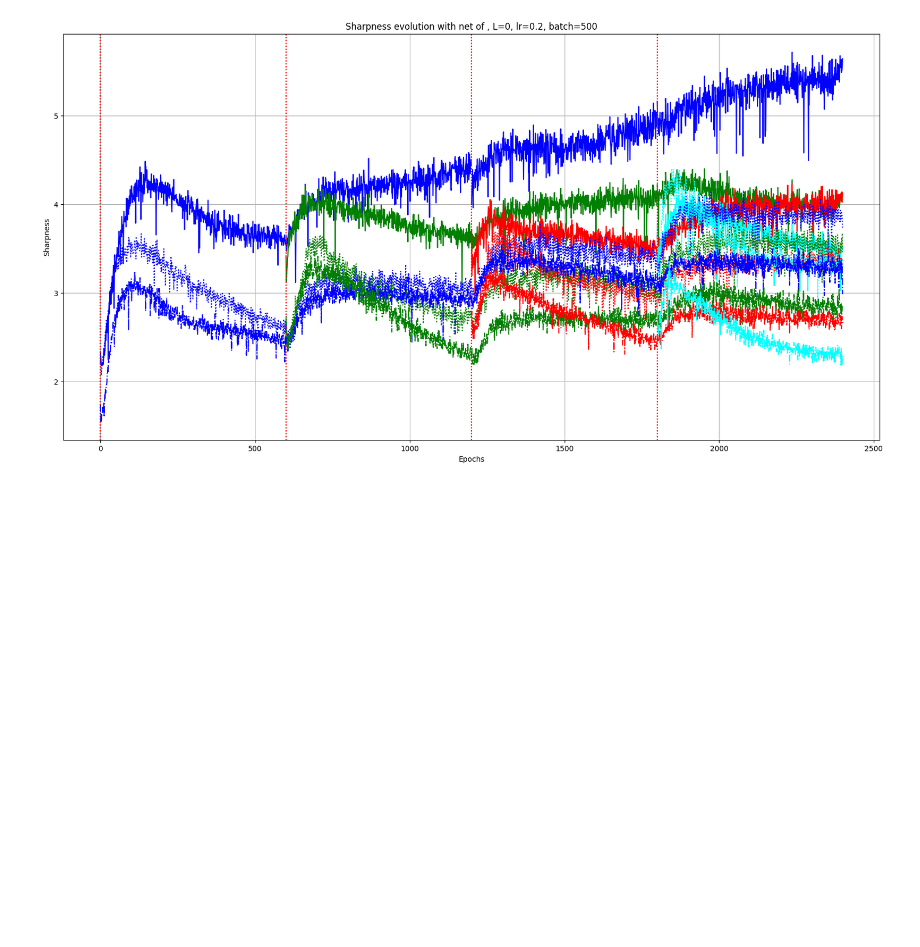
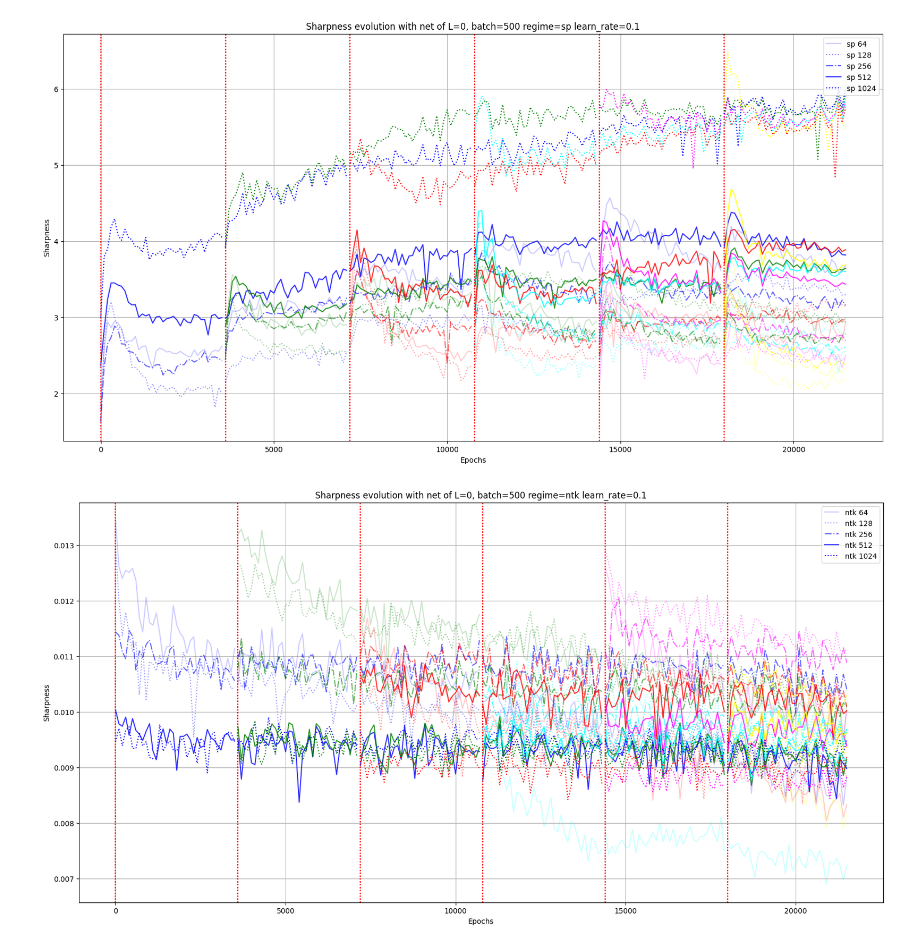
Before and after one commit to alessandrobreccia99/Infinite_width_Continual_Learning, a Jupyter notebook: continual.ipynb, the cells around one changed output. Drawn from its saved outputs; the diff is of its cells as text; code cells hidden in the pictures; blank space fills up the shorter version.

```diff
--- a/continual.ipynb
+++ b/continual.ipynb
@@ -159,39 +205,61 @@ for N in widths:
+# %%
+epochs = 30
+n_tasks = 5
+L = 0
+gamma0 = 1
+widths = [64,128,256,512,1024]
 # %%
-def SHARP():
+def SHARP(regime):
     T = epochs*len(X)//batch
     colors = ['blue', 'green', 'red', 'cyan', 'magenta', 'yellow', 'black', 'gray', 'orange', 'purple']
     plt.figure(figsize=(20,10))
-    plt.title(f'Sharpness evolution with net of , L={L}, lr={2/eos}, batch={batch}')
+    #plt.title(f'Sharpness evolution with net of L={L}, batch={batch} regime={regime}')
 
-    for N,ls in zip(widths,['-',':','-.']):
+    for N,al,ls in zip(widths,[0.2,0.4,0.6,0.8,0.99],['-',':','-.','-',':']):
+        lrs = {'sp':0.1,'ntk':0.1,'mup':N*gamma0**2*1.0}
+        lr = lrs.get(regime)
 
-        lam_reconstructed = []
+        lam_rec = []
 
-        with open(f'/Users/alessandrobreccia/Desktop/THESIS/data/lamda{N}.txt', 'r') as file:
+        plt.title(f'Sharpness evolution with net of L={L}, batch={batch} regime={regime} learn_rate={lr}')
+
+        sourcefile = f'/Users/alessandrobreccia/Desktop/THESIS/data/VM/lamda{N}_{regime}_{lr}_{n_tasks+1}.txt'
+
+        with open(sourcefile, 'r') as file:
             lines = file.readlines()
 
         for line in lines:
             lst = list(map(float, line.strip(',').split()))
-            lam_reconstructed.append(lst)
+            lam_rec.append(lst)
 
-        a = np.array(lam_reconstructed).T
+        a = np.array(lam_rec).T
 
         sh1 = a[0:T]
         sh2 = a[T:3*T]
         sh3 = a[3*T:6*T]
         sh4 = a[6*T:10*T]
+        sh5 = a[10*T:15*T]
+        sh6 = a[15*T:21*T]
 
-        for i,sh in enumerate([sh1,sh2,sh3,sh4]):
+        for i,sh in enumerate([sh1,sh2,sh3,sh4,sh5,sh6]):
             plt.axvline(i*T, color='r', linestyle='dotted')
             for j,row in enumerate(sh.reshape(T,i+1).T):
-                plt.plot(np.arange(i*T,(i+1)*T,1), row, color=colors[j], linestyle=ls)
+                if i == 0:
+                    plt.plot(np.arange(i*T,(i+1)*T,100), row[::100], color=colors[j], label =f'{regime} {N}', alpha=al, linestyle=ls)
+                else:
+                    plt.plot(np.arange(i*T,(i+1)*T,100), row[::100], color=colors[j], alpha=al, linestyle=ls)
 
     plt.ylabel('Sharpness')
     plt.xlabel('Epochs')
-    #plt.axhline(eos, color='black', linestyle='dotted')
+    #if regime != 'ntk':
+     #   plt.axhline(2/lr, color='black', linestyle='dotted')
+    plt.legend()
     plt.grid()
     plt.show()
 
-SHARP()
+SHARP('sp')
+SHARP('ntk')
+SHARP('mup')
 # %% [output]
-[figure, old version]
+[figure, new version]
+[figure, added]
```
Also changed, not shown: parts of 6 cells of this notebook, 3 other files.
